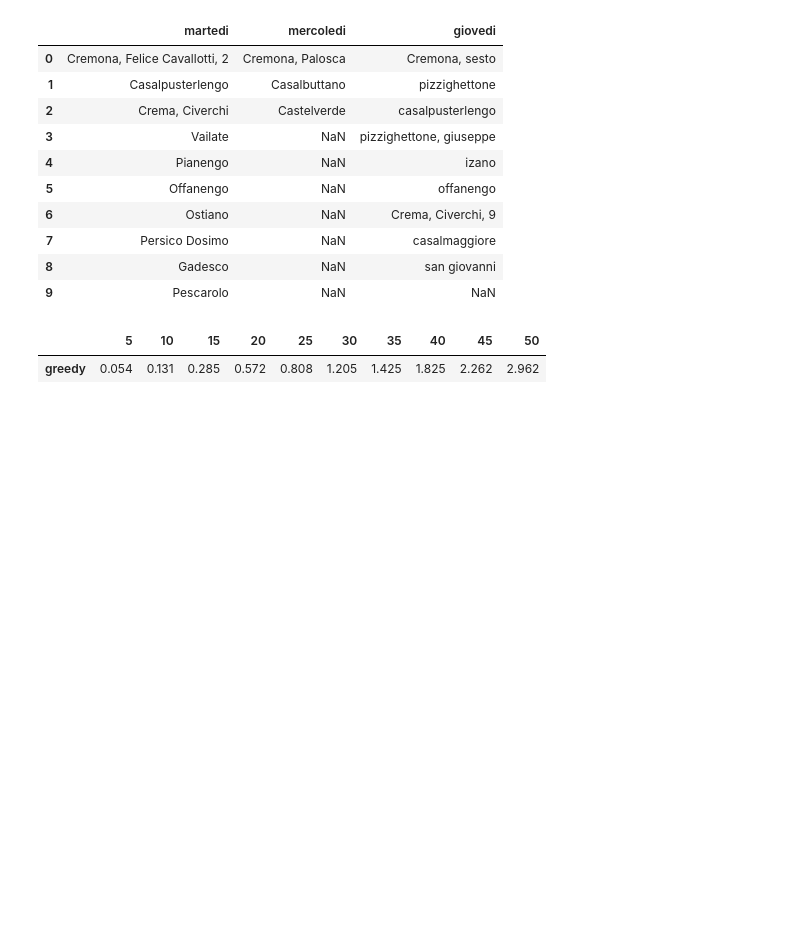
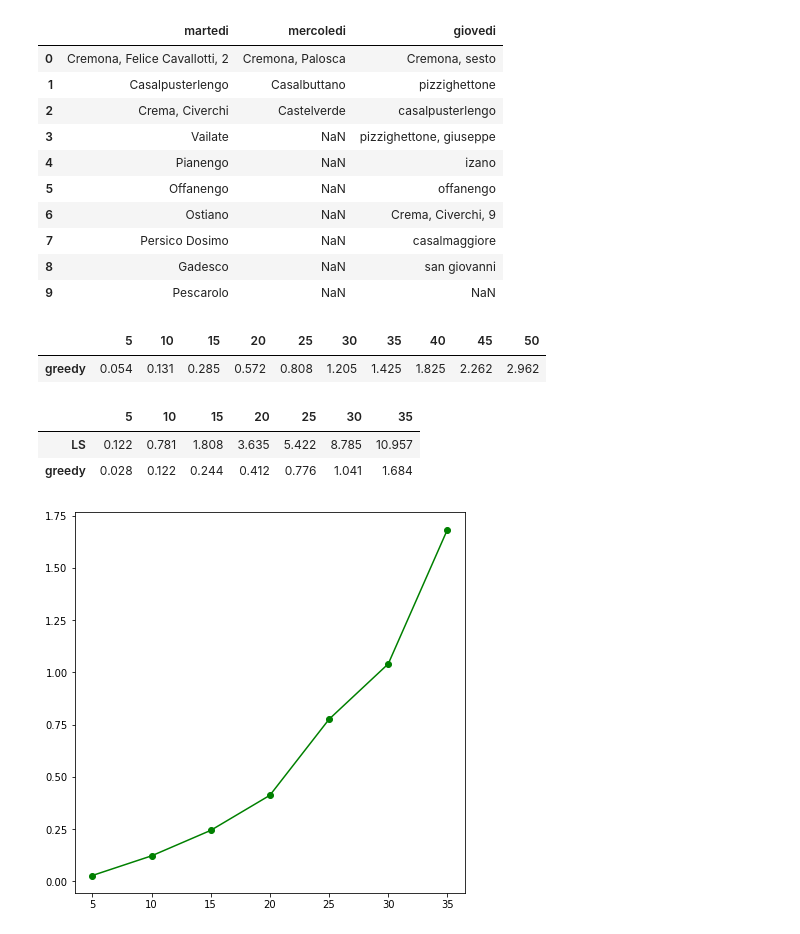
Before and after one commit to MassimoCavagna/Bachelor-Thesis, a Jupyter notebook: Algoritmi/SimpleRouting.ipynb, the cells around one changed output. Drawn from its saved outputs; the diff is of its cells as text; code cells hidden in the pictures; blank space fills up the shorter version.

```diff
--- a/Algoritmi/SimpleRouting.ipynb
+++ b/Algoritmi/SimpleRouting.ipynb
@@ -306,7 +306,7 @@ def min_distance(row, l, dframe):
 
 
 def greedy(s, dframe, day):
-    new_schedule = s[0]
+    new_schedule = list(s[0])
     row = dframe[get_row(dframe, s[0]).values]
     new_schedule2 = []
     l = list(s)[1:]
@@ -317,7 +317,7 @@ def greedy(s, dframe, day):
             new_schedule.append(l[position])
             row = dframe[get_row(dframe, l.pop(position)).values]
     else:
-        new_schedule2 = s[0]
+        new_schedule2 = list(s[0])
         row2 = dframe[get_row(dframe, s[0]).values]
         while(l):
             position1, v1 = min_distance(row, l, dframe)
@@ -337,9 +337,9 @@ dft = pd.read_csv("../Dati/distanze/synthetic_costs.csv", delimiter=";", encodin
 dft.columns = idx[:]
 dft.index = idx[:]
 
-tries = range(5, 51, 5)
+tries = range(5, 36, 5)
 benchmark_time_s = pd.read_csv("../Dati/altro/synt_benchmark.csv", delimiter=";", encoding = "ISO-8859-1", index_col=0)
-benchmark_time_s = pd.concat([benchmark, pd.Series(index=["greedy"], dtype=float)])[[str(x) for x in tries]]
+benchmark_time_s = pd.concat([benchmark_time_s, pd.Series(index=["greedy"], dtype=float)])[[str(x) for x in tries]]
 for n in tries:
     tot = 0
     for i in range(0, 5):
@@ -349,13 +349,18 @@ for n in tries:
     benchmark_time_s[str(n)]["greedy"] = round(tot/5, 3)
 
 benchmark_time_s
+# %% [output]
+|  | 5 | 10 | 15 | 20 | 25 | 30 | 35 |
+| LS | 0.122 | 0.781 | 1.808 | 3.635 | 5.422 | 8.785 | 10.957 |
+| greedy | 0.028 | 0.122 | 0.244 | 0.412 | 0.776 | 1.041 | 1.684 |
 # %%
 import matplotlib.pyplot as plt
 plt.figure(figsize=[7,7])
-plt.plot(benchmark.loc["greedy"], "go-")
-plt.plot(ben.loc["greedy"], "bo-")
+plt.plot(benchmark_time_s.loc["greedy"], "go-")
 plt.show()
 benchmark_time_s.to_csv("../Dati/altro/synt_benchmark.csv", sep=";", encoding = "ISO-8859-1")
+# %% [output]
+[figure, added]
 # %%
 dfur1 = pd.DataFrame({})
 dfur2 = pd.DataFrame({})
```
Also changed, not shown: 4 other files.
